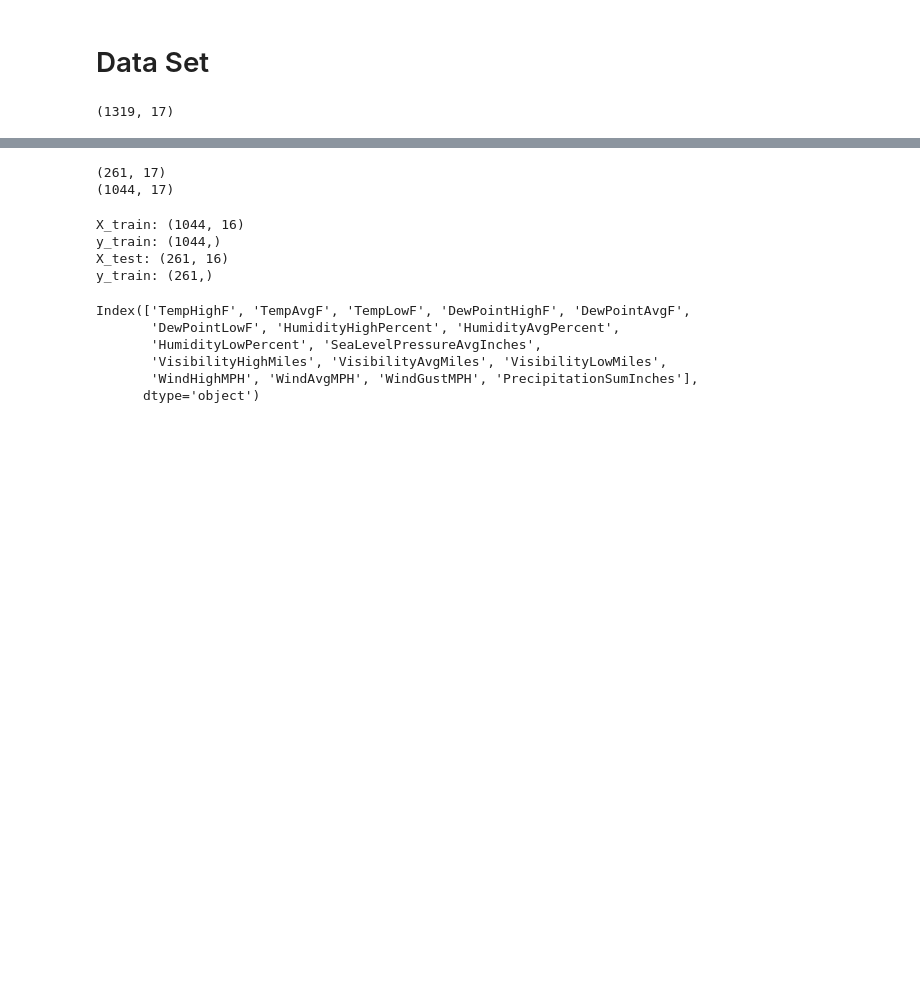
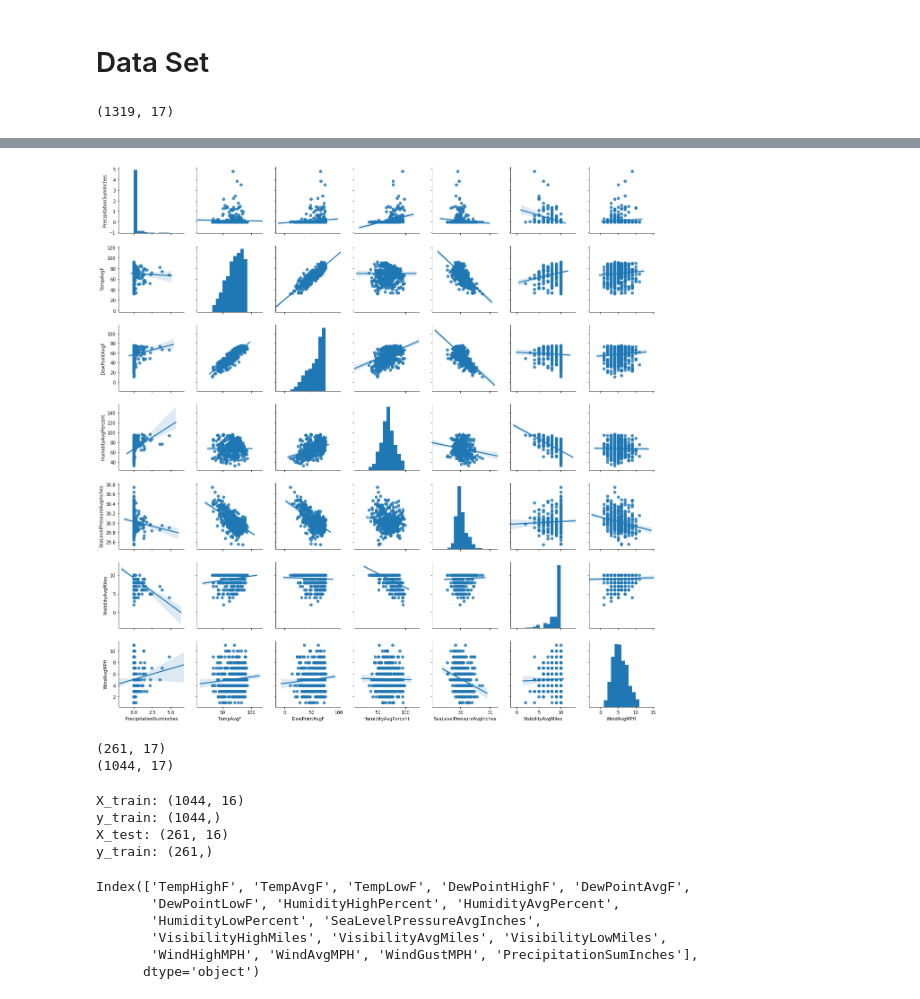
Before and after one commit to syedfasihuddin/Predicting-Rainfall, a Jupyter notebook: PredictingRainfall.ipynb, the cells around one changed output, grey strips where cells are left out. Drawn from its saved outputs; the diff is of its cells as text; code cells hidden in the pictures; blank space fills up the shorter version.

Commit message:
Updating PairPlot

```diff
--- a/PredictingRainfall.ipynb
+++ b/PredictingRainfall.ipynb
@@ -65,8 +60,10 @@ cle_data
 | 1318 | 99 | 88 | 77 | 66 | 61 | 54 | 64 | ... |
 1305 rows × 17 columns
 # %%
-#import seaborn as sns
-#g = sns.pairplot(data.sample(500), palette = "bright" ,kind= "reg", vars=['PrecipitationSumInches','TempAvgF', 'DewPointAvgF','HumidityAvgPercent', 'SeaLevelPressureAvgInches','VisibilityAvgMiles','WindAvgMPH'] )
+import seaborn as sns
+g = sns.pairplot(data.sample(500), palette = "bright" ,kind= "reg", vars=['PrecipitationSumInches','TempAvgF', 'DewPointAvgF','HumidityAvgPercent', 'SeaLevelPressureAvgInches','VisibilityAvgMiles','WindAvgMPH'] )
+# %% [output]
+[figure, added]
 # %%
 train, test = train_test_split(cle_data, test_size=0.2, random_state = 142)
 print(test.shape)
```
Also changed, not shown: parts of 2 cells of this notebook.
